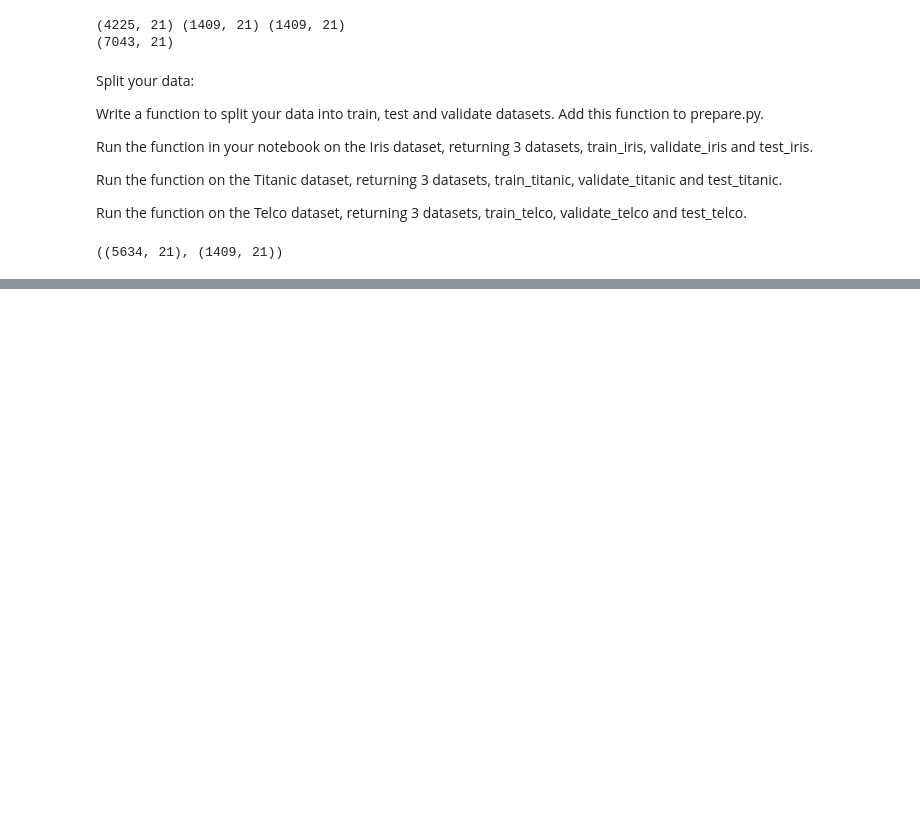
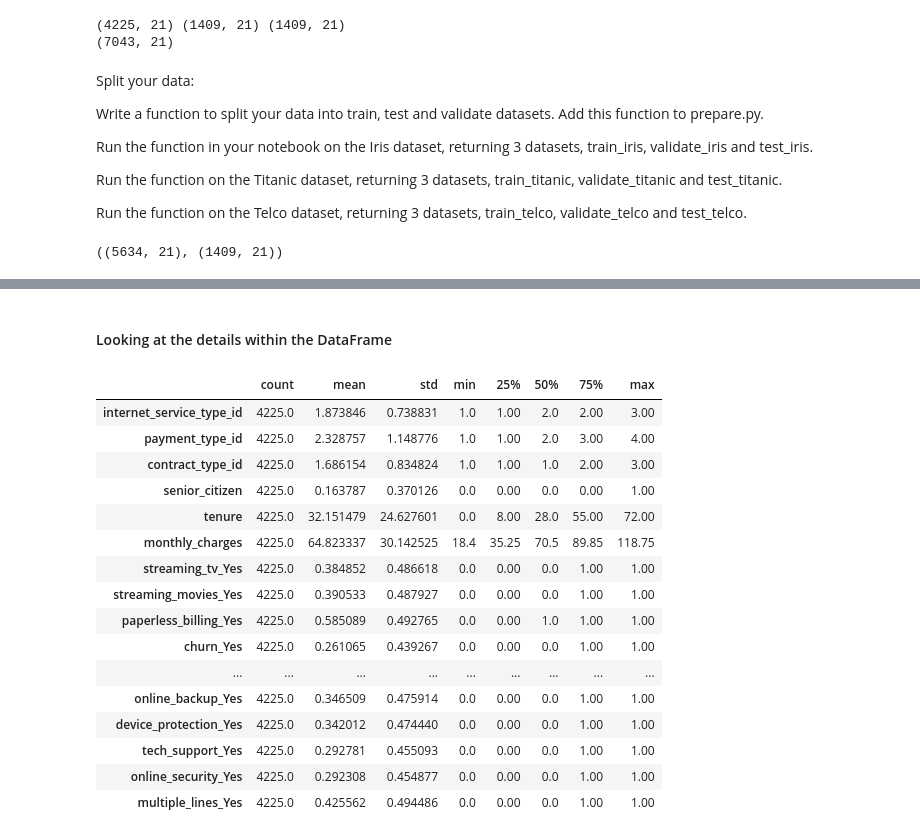
Before and after one commit to etclark3/classification-exercises, a Jupyter notebook: classification_exercises.ipynb, the cells around one changed output, grey strips where cells are left out. Cells and saved outputs as stored; diff of their text form; code cells hidden in the pictures; blank space fills up the shorter version.

```diff
--- a/classification_exercises.ipynb
+++ b/classification_exercises.ipynb
@@ -1481,0 +1358,22 @@ for col in tel_train:
+# %% [markdown]
+#### Looking at the details within the DataFrame
+# %%
+tel_train.describe().T
+# %% [output]
+|  | count | mean | std | min | 25% | 50% | 75% | max |
+| internet_service_type_id | 4225.0 | 1.873846 | 0.738831 | 1.0 | 1.00 | 2.0 | 2.00 | 3.00 |
+| payment_type_id | 4225.0 | 2.328757 | 1.148776 | 1.0 | 1.00 | 2.0 | 3.00 | 4.00 |
+| contract_type_id | 4225.0 | 1.686154 | 0.834824 | 1.0 | 1.00 | 1.0 | 2.00 | 3.00 |
+| senior_citizen | 4225.0 | 0.163787 | 0.370126 | 0.0 | 0.00 | 0.0 | 0.00 | 1.00 |
+| tenure | 4225.0 | 32.151479 | 24.627601 | 0.0 | 8.00 | 28.0 | 55.00 | 72.00 |
+| monthly_charges | 4225.0 | 64.823337 | 30.142525 | 18.4 | 35.25 | 70.5 | 89.85 | 118.75 |
+| streaming_tv_Yes | 4225.0 | 0.384852 | 0.486618 | 0.0 | 0.00 | 0.0 | 1.00 | 1.00 |
+| streaming_movies_Yes | 4225.0 | 0.390533 | 0.487927 | 0.0 | 0.00 | 0.0 | 1.00 | 1.00 |
+| paperless_billing_Yes | 4225.0 | 0.585089 | 0.492765 | 0.0 | 0.00 | 1.0 | 1.00 | 1.00 |
+| churn_Yes | 4225.0 | 0.261065 | 0.439267 | 0.0 | 0.00 | 0.0 | 1.00 | 1.00 |
+| ... | ... | ... | ... | ... | ... | ... | ... | ... |
+| online_backup_Yes | 4225.0 | 0.346509 | 0.475914 | 0.0 | 0.00 | 0.0 | 1.00 | 1.00 |
+| device_protection_Yes | 4225.0 | 0.342012 | 0.474440 | 0.0 | 0.00 | 0.0 | 1.00 | 1.00 |
+| tech_support_Yes | 4225.0 | 0.292781 | 0.455093 | 0.0 | 0.00 | 0.0 | 1.00 | 1.00 |
+| online_security_Yes | 4225.0 | 0.292308 | 0.454877 | 0.0 | 0.00 | 0.0 | 1.00 | 1.00 |
+| multiple_lines_Yes | 4225.0 | 0.425562 | 0.494486 | 0.0 | 0.00 | 0.0 | 1.00 | 1.00 |
```
Also changed, not shown: parts of 123 cells of this notebook.
